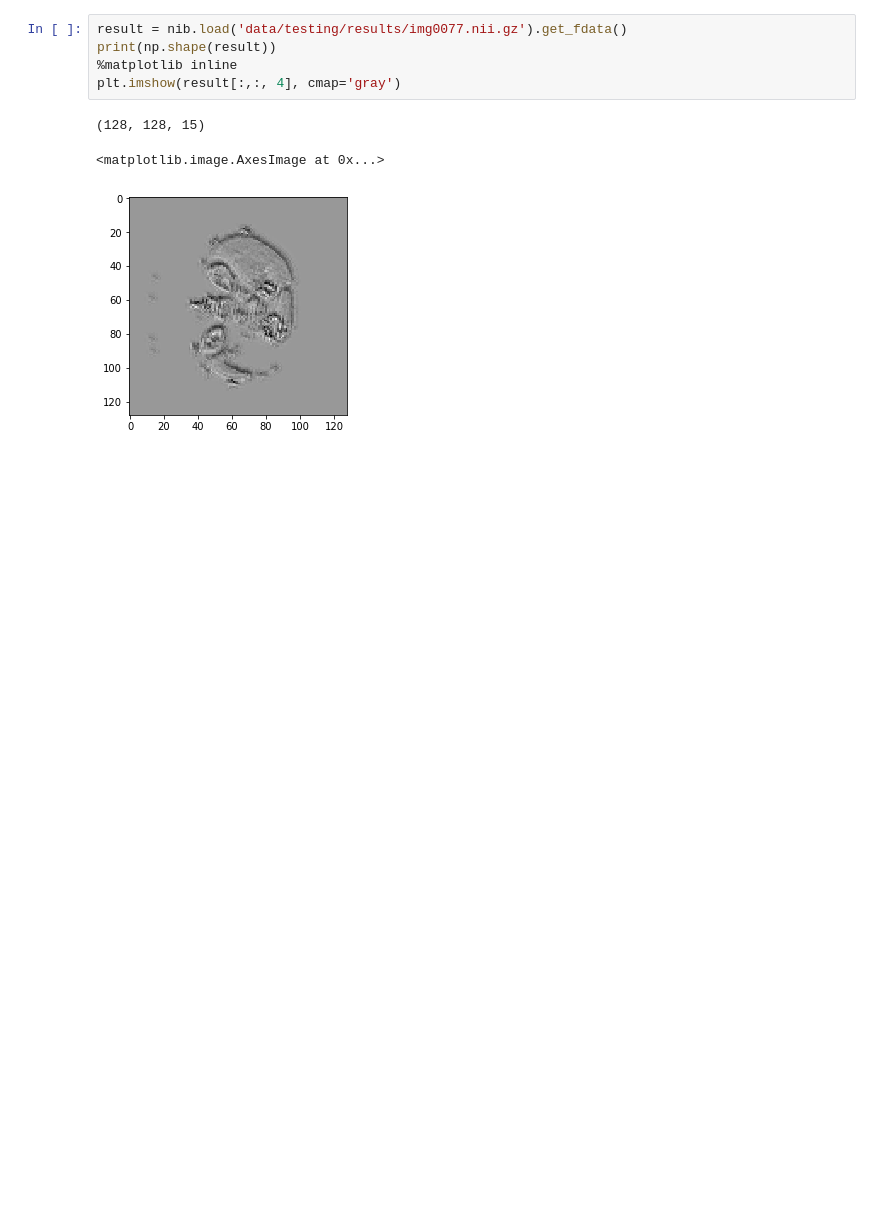
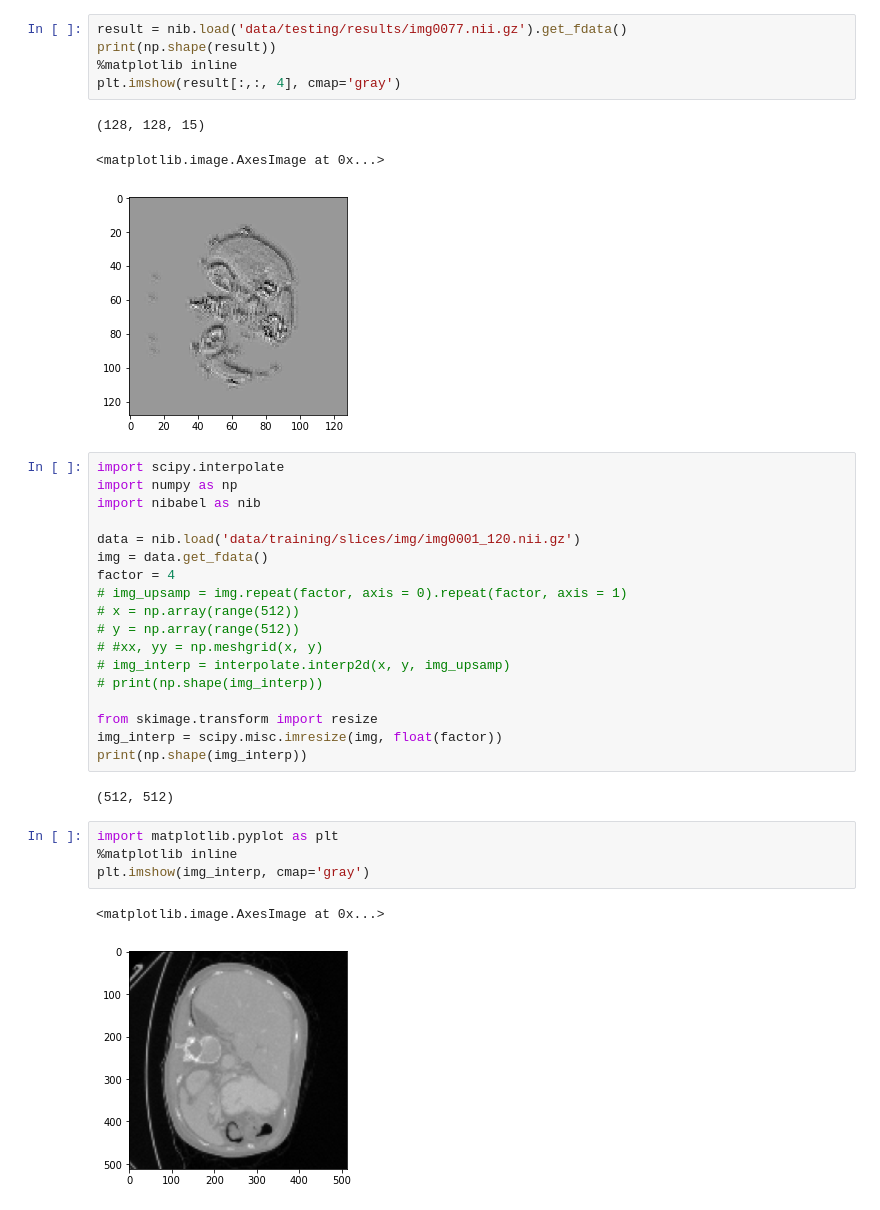
Before and after one commit to epvienneau/spleen_segmentation, a Jupyter notebook: debugging.ipynb, the cells around one changed output. Drawn from its saved outputs; the diff is of its cells as text; blank space fills up the shorter version.

Commit message:
add hdr to save, add upsample util

```diff
--- a/debugging.ipynb
+++ b/debugging.ipynb
@@ -80,3 +80,30 @@ plt.imshow(result[:,:, 4], cmap='gray')
 (128, 128, 15)
 <matplotlib.image.AxesImage at 0x...>
 [figure]
+# %%
+import scipy.interpolate
+import numpy as np
+import nibabel as nib
+
+data = nib.load('data/training/slices/img/img0001_120.nii.gz')
+img = data.get_fdata()
+factor = 4
+# img_upsamp = img.repeat(factor, axis = 0).repeat(factor, axis = 1)
+# x = np.array(range(512))
+# y = np.array(range(512))
+# #xx, yy = np.meshgrid(x, y)
+# img_interp = interpolate.interp2d(x, y, img_upsamp)
+# print(np.shape(img_interp))
+
+from skimage.transform import resize
+img_interp = scipy.misc.imresize(img, float(factor))
+print(np.shape(img_interp))
+# %% [output]
+(512, 512)
+# %%
+import matplotlib.pyplot as plt
+%matplotlib inline
+plt.imshow(img_interp, cmap='gray')
+# %% [output]
+<matplotlib.image.AxesImage at 0x...>
+[figure, added]
```
Also changed, not shown: 3 other files.
